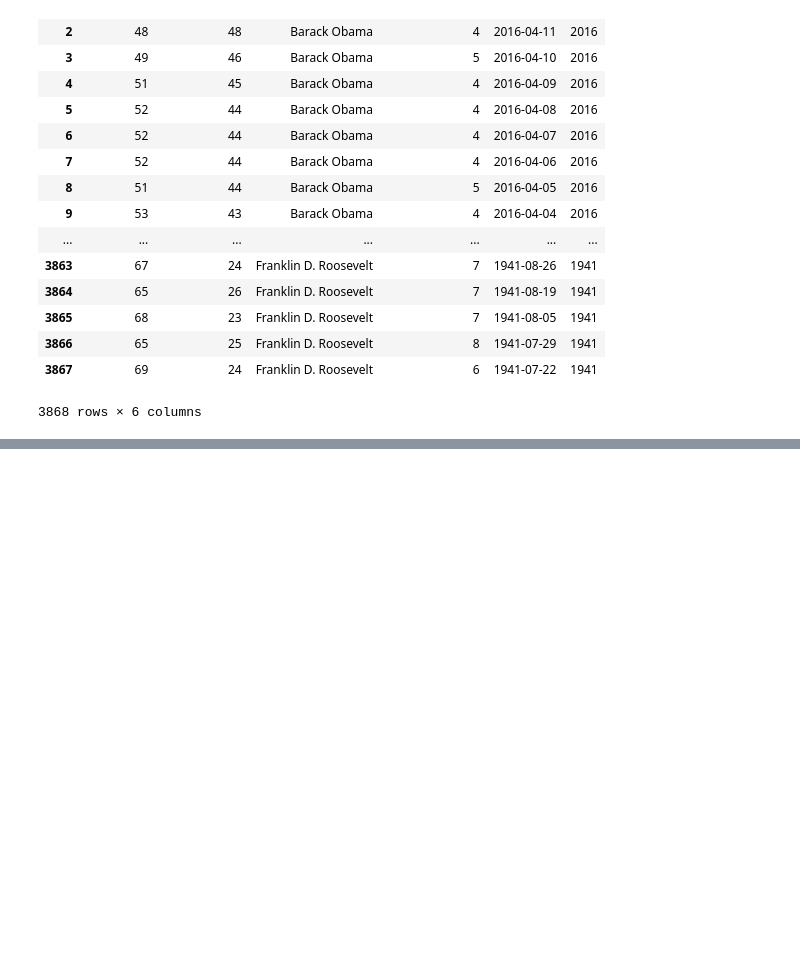
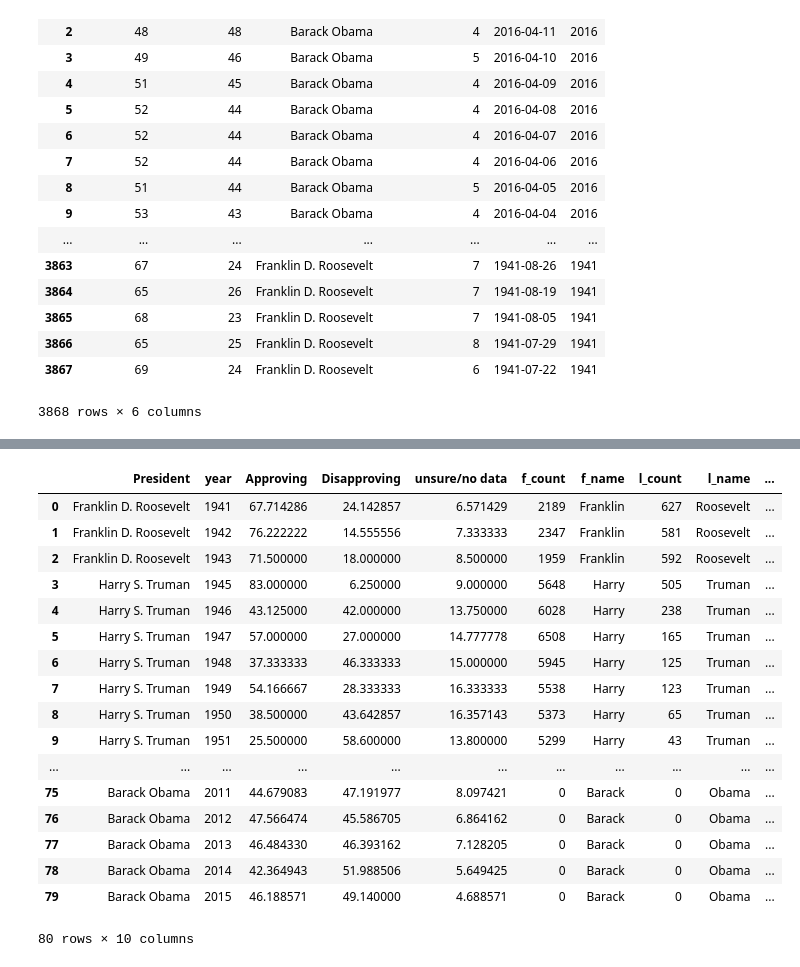
Before and after one commit to jcbain/celeb_baby_names, a Jupyter notebook: presidentialAnalysis.ipynb, the cells around one changed output, grey strips where cells are left out. Cells and saved outputs as stored; diff of their text form; code cells hidden in the pictures; blank space fills up the shorter version.

Commit message:
join data frames successfully

```diff
--- a/presidentialAnalysis.ipynb
+++ b/presidentialAnalysis.ipynb
@@ -71,7 +71,7 @@ def nameCounter():
             presidents.append(row['President'])
 
         # create a data frame
-        final = pd.DataFrame({'president':presidents,'f_name': fnames,'l_name': lnames,'f_count': counts,'l_count':lcounts,'total':totals,'year':years})
+        final = pd.DataFrame({'President':presidents,'f_name': fnames,'l_name': lnames,'f_count': counts,'l_count':lcounts,'total':totals,'year':years})
     return final
 # %%
 nameCounts = nameCounter()
@@ -102,4 +102,4 @@ presAppr
 | 3867 | 69 | 24 | Franklin D. Roosevelt | 6 | 1941-07-22 | 1941 |
 3868 rows × 6 columns
 # %%
-presAppr.groupby(['year','President']).min()
+s=presAppr.groupby(['year','President']).mean()
@@ -172,0 +106,25 @@ Franklin D. Roosevelt
+# %%
+s.reset_index(level=0, inplace=True)
+# %%
+s.reset_index(level=0,inplace=True)
+# %%
+pd.merge(s,nameCounts, on=['President','year'])
+# %% [output]
+|  | President | year | Approving | Disapproving | unsure/no data | f_count | f_name | l_count | l_name | ... |
+| 0 | Franklin D. Roosevelt | 1941 | 67.714286 | 24.142857 | 6.571429 | 2189 | Franklin | 627 | Roosevelt | ... |
+| 1 | Franklin D. Roosevelt | 1942 | 76.222222 | 14.555556 | 7.333333 | 2347 | Franklin | 581 | Roosevelt | ... |
+| 2 | Franklin D. Roosevelt | 1943 | 71.500000 | 18.000000 | 8.500000 | 1959 | Franklin | 592 | Roosevelt | ... |
+| 3 | Harry S. Truman | 1945 | 83.000000 | 6.250000 | 9.000000 | 5648 | Harry | 505 | Truman | ... |
+| 4 | Harry S. Truman | 1946 | 43.125000 | 42.000000 | 13.750000 | 6028 | Harry | 238 | Truman | ... |
+| 5 | Harry S. Truman | 1947 | 57.000000 | 27.000000 | 14.777778 | 6508 | Harry | 165 | Truman | ... |
+| 6 | Harry S. Truman | 1948 | 37.333333 | 46.333333 | 15.000000 | 5945 | Harry | 125 | Truman | ... |
+| 7 | Harry S. Truman | 1949 | 54.166667 | 28.333333 | 16.333333 | 5538 | Harry | 123 | Truman | ... |
+| 8 | Harry S. Truman | 1950 | 38.500000 | 43.642857 | 16.357143 | 5373 | Harry | 65 | Truman | ... |
+| 9 | Harry S. Truman | 1951 | 25.500000 | 58.600000 | 13.800000 | 5299 | Harry | 43 | Truman | ... |
+| ... | ... | ... | ... | ... | ... | ... | ... | ... | ... | ... |
+| 75 | Barack Obama | 2011 | 44.679083 | 47.191977 | 8.097421 | 0 | Barack | 0 | Obama | ... |
+| 76 | Barack Obama | 2012 | 47.566474 | 45.586705 | 6.864162 | 0 | Barack | 0 | Obama | ... |
+| 77 | Barack Obama | 2013 | 46.484330 | 46.393162 | 7.128205 | 0 | Barack | 0 | Obama | ... |
+| 78 | Barack Obama | 2014 | 42.364943 | 51.988506 | 5.649425 | 0 | Barack | 0 | Obama | ... |
+| 79 | Barack Obama | 2015 | 46.188571 | 49.140000 | 4.688571 | 0 | Barack | 0 | Obama | ... |
+80 rows × 10 columns
```
Also changed, not shown: parts of 3 cells of this notebook.
